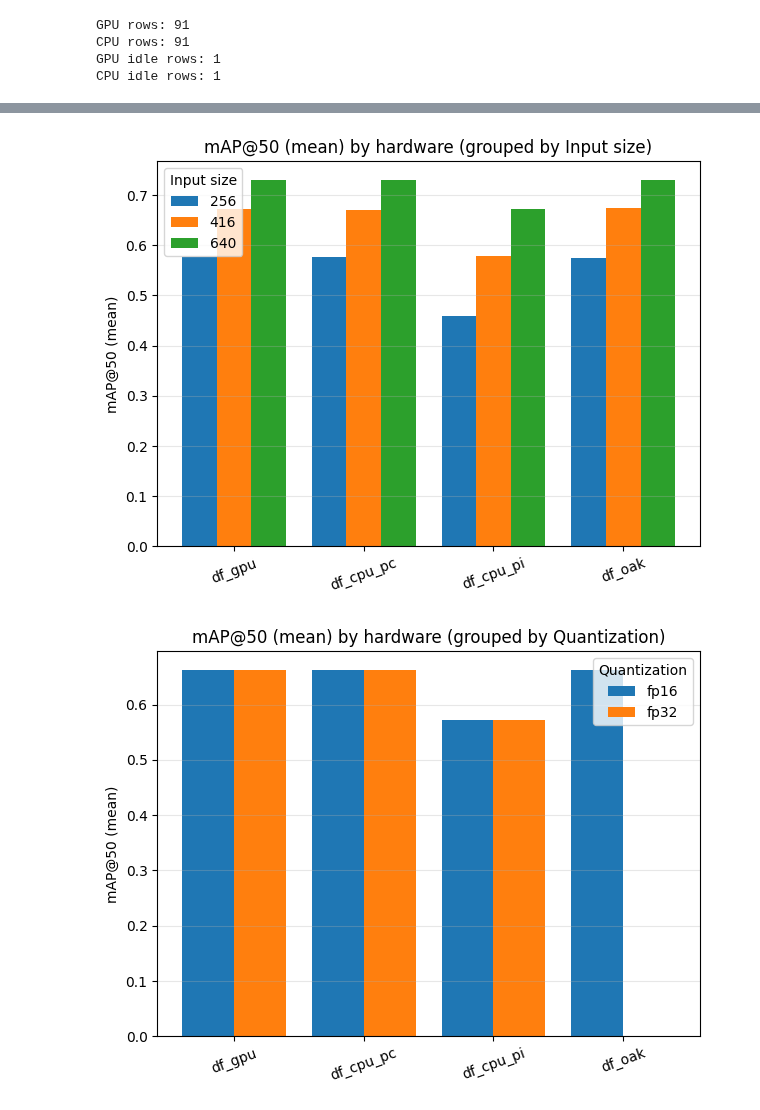
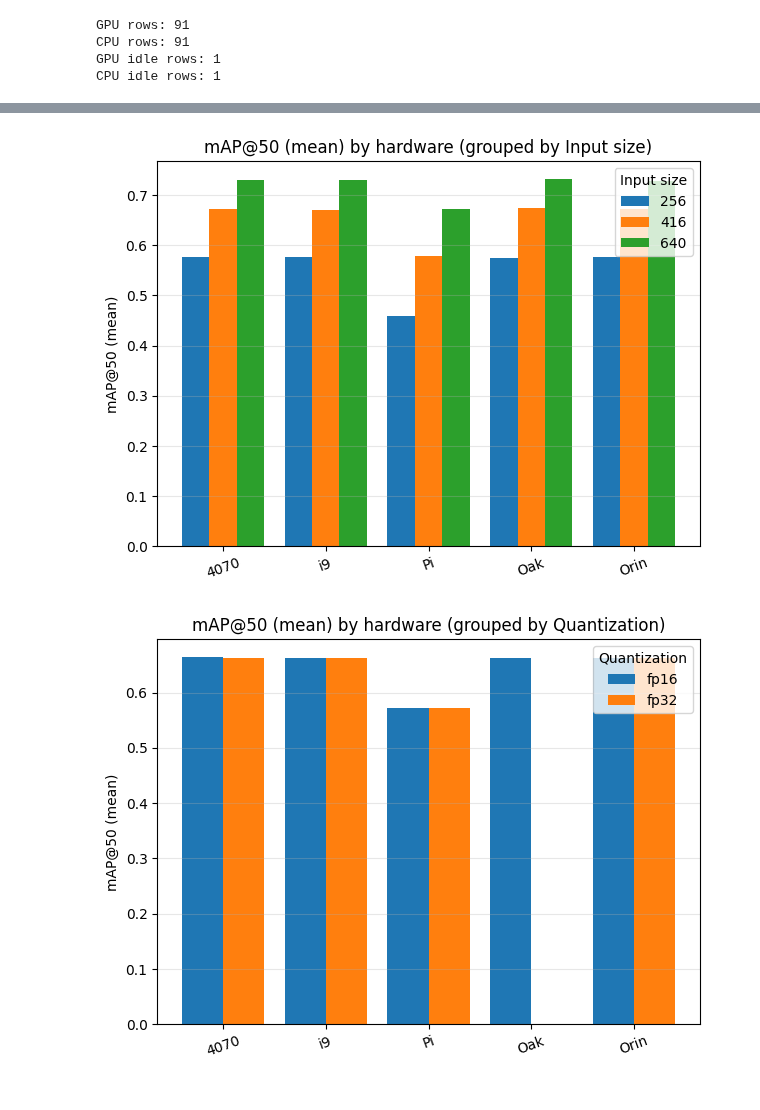
Before and after one commit to NathanAmoussou/3d_edge_object_detection, a Jupyter notebook: notebooks/bench_aggregate_by_hardware.ipynb, the cells around one changed output, grey strips where cells are left out. Saved outputs shown, nothing was run; the diff lists cells and outputs as text; code cells hidden in the pictures.

Commit message:
Update Pareto labels and Orin support in notebook

```diff
--- a/notebooks/bench_aggregate_by_hardware.ipynb
+++ b/notebooks/bench_aggregate_by_hardware.ipynb
@@ -429,6 +466,19 @@ df_cpu_pi - objectif 2 (p95 asc, mAP50 desc)
 # Pareto: Latency p95 (min) vs Power mean (min)
 import numpy as np
 import matplotlib.pyplot as plt
+
+LABEL_MAP = {
+    "df_gpu": "4070",
+    "df_cpu": "i9",
+    "df_cpu_pc": "i9",
+    "df_cpu_pi": "Pi",
+    "df_oak": "Oak",
+    "df_orin_trt": "Orin",
+    "df_orin_ort": "Orin ORT",
+}
+
+def _label(name: str) -> str:
+    return LABEL_MAP.get(name, name)
 
 def pareto_min_min(df: pd.DataFrame, x_col: str, y_col: str) -> pd.DataFrame:
     work = df.copy()
@@ -506,7 +556,7 @@ for name, pdf in pareto_power_dfs.items():
 
     ax.set_xlabel("E2E p95 (ms)")
     ax.set_ylabel("Power mean (W)")
-    ax.set_title(f"Pareto front (Power vs Latency): {name}")
+    ax.set_title(f"Front de Pareto de la puissance élec. / E2E pour {_label(name)}")
     ax.grid(True, alpha=0.3)
     plt.show()
 
@@ -639,6 +704,19 @@ import re
 import numpy as np
 import pandas as pd
 import matplotlib.pyplot as plt
+
+LABEL_MAP = {
+    "df_gpu": "4070",
+    "df_cpu": "i9",
+    "df_cpu_pc": "i9",
+    "df_cpu_pi": "Pi",
+    "df_oak": "Oak",
+    "df_orin_trt": "Orin",
+    "df_orin_ort": "Orin ORT",
+}
+
+def _label(name: str) -> str:
+    return LABEL_MAP.get(name, name)
 
 def _extract_scale(name: str) -> str | None:
     match = re.search(r"yolo11([nsm])_", str(name))
@@ -665,7 +743,7 @@ for name, d in dfs_bar.items():
     w["mAP50"] = pd.to_numeric(w["mAP50"], errors="coerce")
     g = w.groupby("scale")["mAP50"].mean().reset_index()
     for _, row in g.iterrows():
-        rows.append({"hardware": name, "scale": row["scale"], "mAP50": row["mAP50"]})
+        rows.append({"hardware": _label(name), "scale": row["scale"], "mAP50": row["mAP50"]})
 
 if rows:
     df_plot = pd.DataFrame(rows)
@@ -700,6 +778,19 @@ import re
 import numpy as np
 import pandas as pd
 import matplotlib.pyplot as plt
+
+LABEL_MAP = {
+    "df_gpu": "4070",
+    "df_cpu": "i9",
+    "df_cpu_pc": "i9",
+    "df_cpu_pi": "Pi",
+    "df_oak": "Oak",
+    "df_orin_trt": "Orin",
+    "df_orin_ort": "Orin ORT",
+}
+
+def _label(name: str) -> str:
+    return LABEL_MAP.get(name, name)
 
 dfs_grouped = {
     name: val
@@ -759,7 +850,7 @@ def _grouped_chart(metric_col, metric_label, cat_fn, cat_label, cat_values=None,
         if w.empty:
             continue
         for _, row in w.iterrows():
-            rows.append({"hardware": name, "cat": row["cat"], metric_col: row[metric_col]})
+            rows.append({"hardware": _label(name), "cat": row["cat"], metric_col: row[metric_col]})
 
     if not rows:
         print(f"No data for {metric_label} by {cat_label}.")
@@ -784,32 +875,32 @@ def _grouped_chart(metric_col, metric_label, cat_fn, cat_label, cat_values=None,
         for hw in hardwares:
             vals_hw = df_plot[(df_plot["hardware"] == hw) & (df_plot["cat"] == c)][metric_col]
             vals.append(float(vals_hw.mean()) if len(vals_hw) else 0.0)
         ax.bar(x + i * width, vals, width=width, label=str(c))
 
     ax.set_ylabel(metric_label)
     ax.set_title(f"{metric_label} by hardware (grouped by {cat_label})")
     ax.set_xticks(x + width * (len(categories) - 1) / 2)
     ax.set_xticklabels(hardwares, rotation=20)
     ax.legend(title=cat_label)
     ax.grid(True, axis="y", alpha=0.3)
     plt.show()
 
 metrics = [
     ("mAP50", "mAP@50 (mean)"),
     ("Latency_p95", "E2E p95 (ms)"),
     ("Power_W_Mean", "Power mean (W)"),
 ]
 
 categories = [
     ("Input size", _get_imgsz, None, True),
     ("Quantization", _get_quant, ["fp16", "fp32"], False),
     ("Shaves", _get_shaves, None, True),
     ("Fusion", _get_fusion, ["ALL", "BASIC", "DISABLE"], False),
 ]
 
 for metric_col, metric_label in metrics:
     for cat_label, cat_fn, cat_vals, numeric in categories:
         _grouped_chart(metric_col, metric_label, cat_fn, cat_label, cat_vals, numeric)
 # %% [output]
-[figure, old version]
+[figure, new version]
-[figure, old version]
+[figure, new version]
```
Also changed, not shown: parts of 7 cells of this notebook.
